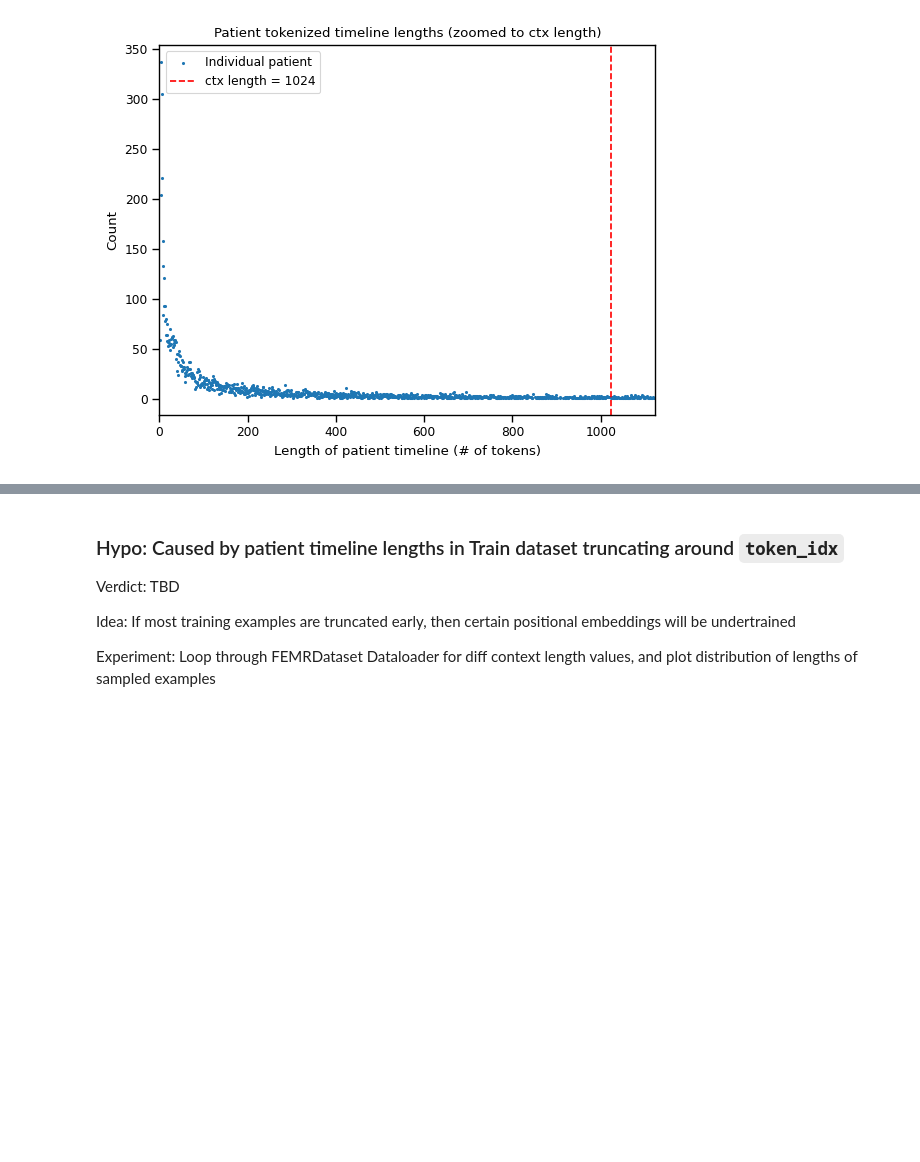
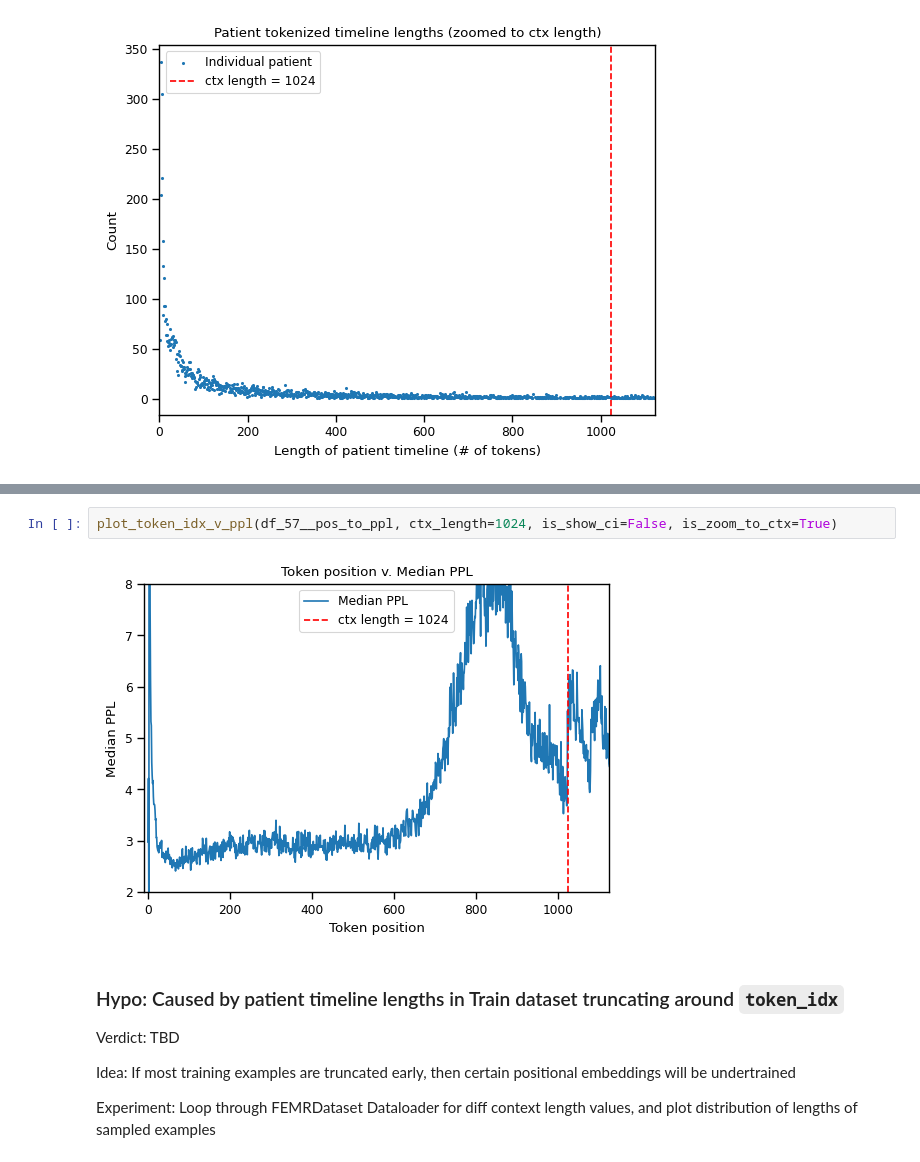
Before and after one commit to som-shahlab/hf_ehr, a Jupyter notebook: hf_ehr/notebooks/val_ppl_plots.ipynb, the cells around one changed output, grey strips where cells are left out. Cells and saved outputs as stored; diff of their text form; blank space fills up the shorter version.

```diff
--- a/hf_ehr/notebooks/val_ppl_plots.ipynb
+++ b/hf_ehr/notebooks/val_ppl_plots.ipynb
@@ -341,3 +370,7 @@ plt.show()
+# %%
+plot_token_idx_v_ppl(df_57__pos_to_ppl, ctx_length=1024, is_show_ci=False, is_zoom_to_ctx=True)
+# %% [output]
+[figure, added]
 # %% [markdown]
 ### Hypo: Caused by patient timeline lengths in Train dataset truncating around `token_idx`
 
```
Also changed, not shown: parts of 14 cells of this notebook, 18 other files.
